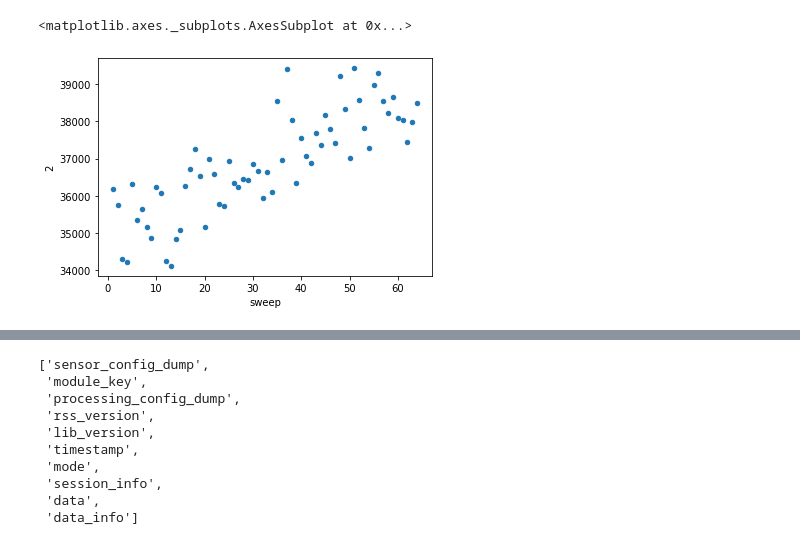
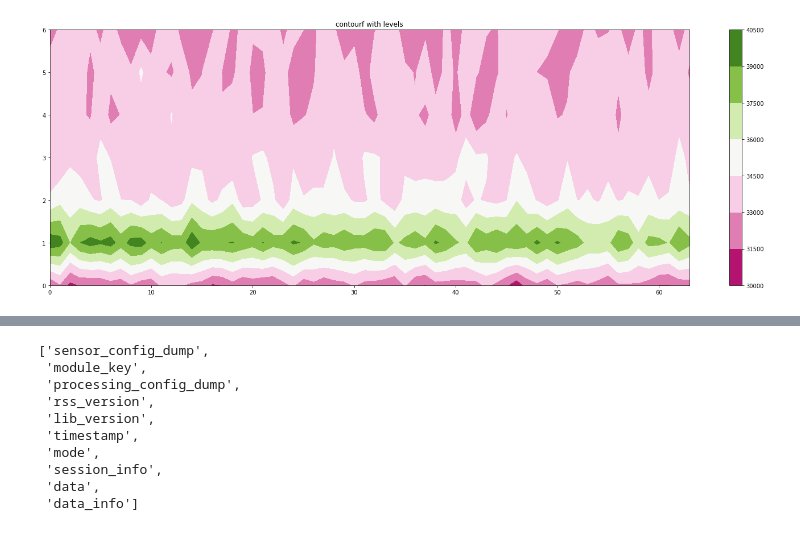
Before and after one commit to MichiganDataScienceTeam/W20-Gesture-Detection, a Jupyter notebook: explore_sparse/explore_sparse_data.ipynb, the cells around one changed output, grey strips where cells are left out. Drawn from its saved outputs; the diff is of its cells as text; code cells hidden in the pictures.

Commit message:
adds test visualizations with sample sparse data

```diff
--- a/explore_sparse/explore_sparse_data.ipynb
+++ b/explore_sparse/explore_sparse_data.ipynb
@@ -5,6 +6,8 @@ import matplotlib.pyplot as plt
 from mpl_toolkits.mplot3d import Axes3D
 # import plotly.graph_objects as go
 %matplotlib inline
+# %%
+matplotlib.rcParams['figure.figsize'] = [20, 7]
 # %%
 df = pd.read_csv('../test_data/sparse_test.txt',header=None)
 # %%
@@ -12,7 +15,27 @@ df=df.rename({0:'iter',1:'sweep'},axis=1)
 # %%
 df=df.drop(9,axis=1)
 # %%
-# df.loc[df.iter==0].plot.scatter(x='sweep',y=)
+hm=df.loc[df.iter==0].drop('iter',axis=1).transpose()
-# %% [output]
-<matplotlib.axes._subplots.AxesSubplot at 0x...>
-[figure, removed]
+# %%
+hm=df.loc[df.iter==3].drop('iter',axis=1).transpose().iloc[1:].to_numpy()
+# %%
+cmap = plt.get_cmap('PiYG')
+
+fig, ax1 = plt.subplots(nrows=1)
+
+# fix,ax1=plt
+
+# im = ax0.pcolormesh(hm, cmap=cmap)
+# fig.colorbar(im, ax=ax0)
+# ax0.set_title('pcolormesh with levels')
+
+
+# contours are *point* based plots, so convert our bound into point
+# centers
+cf = ax1.contourf(hm, cmap=cmap)
+fig.colorbar(cf, ax=ax1)
+ax1.set_title('contourf with levels')
+
+fig.tight_layout()
+# %% [output]
+[figure, added]
```
Also changed, not shown: parts of 6 cells of this notebook.
